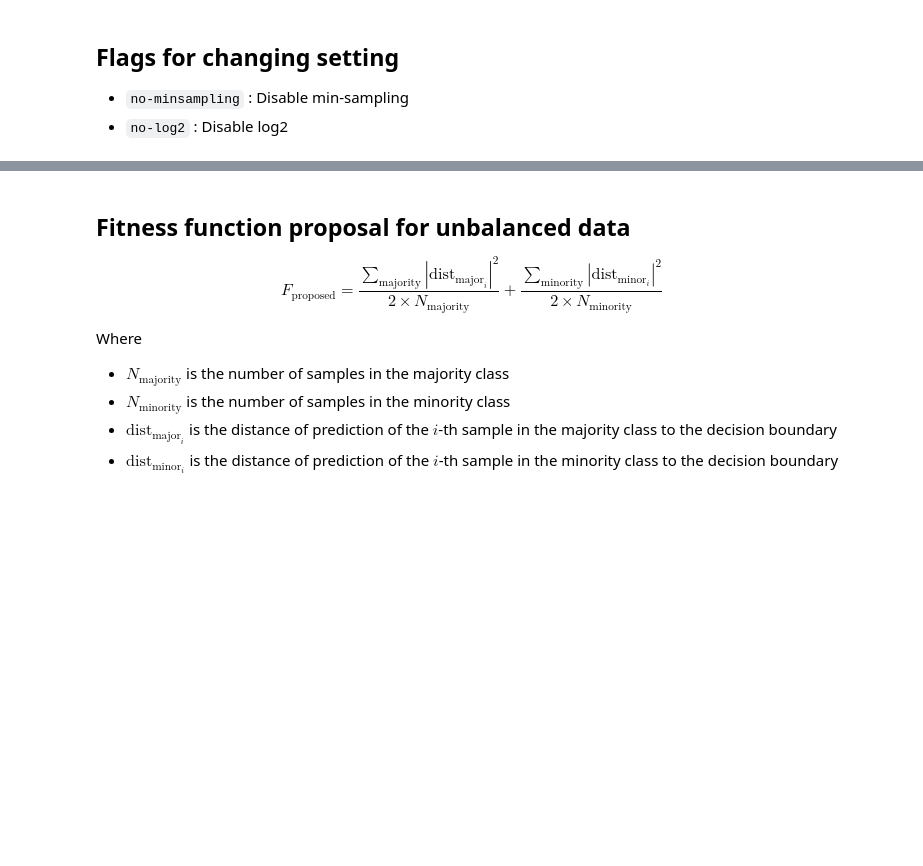
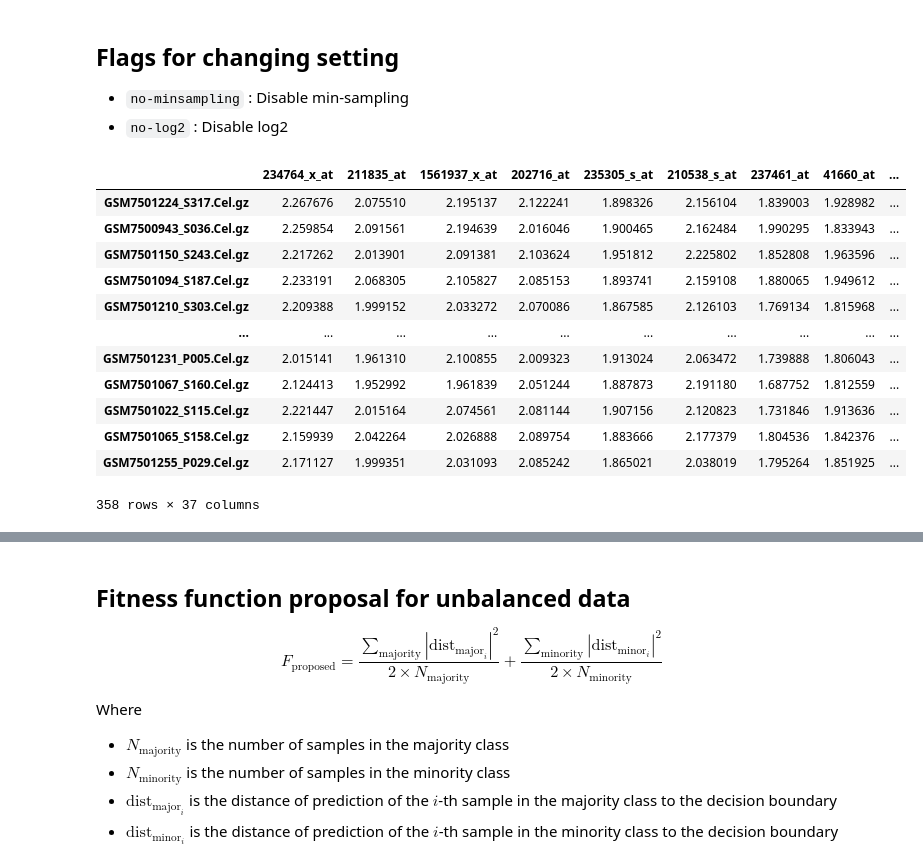
Before and after one commit to U-n-Own/computational-health-laboratory, a Jupyter notebook: source/genetic_feature_extraction.ipynb, the cells around one changed output, grey strips where cells are left out. Saved outputs shown, nothing was run; the diff lists cells and outputs as text; code cells hidden in the pictures; blank space fills up the shorter version.

```diff
--- a/source/genetic_feature_extraction.ipynb
+++ b/source/genetic_feature_extraction.ipynb
@@ -52,6 +52,7 @@ for index, row in gene_expression_data.iterrows():
 # %%
 NO_MINSAMPLING = False
 NO_LOG2 = False
+MIN = False
 # %%
 if NO_LOG2 == False:
     gene_expression_data = np.log2(gene_expression_data + 1)
@@ -71,19 +72,22 @@ state_1 = gene_expression_data[gene_expression_data['state'] == 1]
 state_0_count = state_0.shape[0]
 state_1_count = state_1.shape[0]
 
-# get the minimum number of rows
-min_count = min(state_0_count, state_1_count)
 
-# get the same number of rows for each state
-state_0 = state_0.sample(min_count)
-state_1 = state_1.sample(min_count)
+if MIN:
+    # get the minimum number of rows
+    min_count = min(state_0_count, state_1_count)
+
+    # get the same number of rows for each state
+    state_0 = state_0.sample(min_count)
+    state_1 = state_1.sample(min_count)
 
 # concatenate the two dataframes
 gene_expression_data = pd.concat([state_0, state_1])
 
 
 # shuffle rows of gene_expression_data
-gene_expression_data = shuffle(gene_expression_data)
+gene_expression_data = shuffle(gene_expression_data, random_state=90)
+
 
 #train_data.shape, test_data.shape # 50 - 14 - 14 split
 train_data = gene_expression_data.iloc[:50, :]
@@ -110,0 +117,25 @@ y_valid = valid_data['state']
+# %%
+gene_list = ["234764_x_at", "211835_at", "1561937_x_at", "202716_at",
+                  "235305_s_at", "210538_s_at", "237461_at", "41660_at", "217892_s_at",
+                  "225822_at", "57532_at", "213489_at", "222641_s_at", "205159_at",
+                  "209012_at", "220522_at", "223709_s_at", "36129_at",
+                  "201848_s_at", "212704_at", "213622_at", "232531_at",
+                  "205666_at", "210789_x_at", "217809_at", "225291_at",
+                  "226488_at", "231131_at", "238662_at", "226098_at", "202387_at",
+                  "228217_s_at", "225553_at", "223995_at", "202613_at", "203200_s_at"]
+# %%
+gene_expression_data[gene_list+['state']]
+# %% [output]
+|  | 234764_x_at | 211835_at | 1561937_x_at | 202716_at | 235305_s_at | 210538_s_at | 237461_at | 41660_at | ... |
+| GSM7501224_S317.Cel.gz | 2.267676 | 2.075510 | 2.195137 | 2.122241 | 1.898326 | 2.156104 | 1.839003 | 1.928982 | ... |
+| GSM7500943_S036.Cel.gz | 2.259854 | 2.091561 | 2.194639 | 2.016046 | 1.900465 | 2.162484 | 1.990295 | 1.833943 | ... |
+| GSM7501150_S243.Cel.gz | 2.217262 | 2.013901 | 2.091381 | 2.103624 | 1.951812 | 2.225802 | 1.852808 | 1.963596 | ... |
+| GSM7501094_S187.Cel.gz | 2.233191 | 2.068305 | 2.105827 | 2.085153 | 1.893741 | 2.159108 | 1.880065 | 1.949612 | ... |
+| GSM7501210_S303.Cel.gz | 2.209388 | 1.999152 | 2.033272 | 2.070086 | 1.867585 | 2.126103 | 1.769134 | 1.815968 | ... |
+| ... | ... | ... | ... | ... | ... | ... | ... | ... | ... |
+| GSM7501231_P005.Cel.gz | 2.015141 | 1.961310 | 2.100855 | 2.009323 | 1.913024 | 2.063472 | 1.739888 | 1.806043 | ... |
+| GSM7501067_S160.Cel.gz | 2.124413 | 1.952992 | 1.961839 | 2.051244 | 1.887873 | 2.191180 | 1.687752 | 1.812559 | ... |
+| GSM7501022_S115.Cel.gz | 2.221447 | 2.015164 | 2.074561 | 2.081144 | 1.907156 | 2.120823 | 1.731846 | 1.913636 | ... |
+| GSM7501065_S158.Cel.gz | 2.159939 | 2.042264 | 2.026888 | 2.089754 | 1.883666 | 2.177379 | 1.804536 | 1.842376 | ... |
+| GSM7501255_P029.Cel.gz | 2.171127 | 1.999351 | 2.031093 | 2.085242 | 1.865021 | 2.038019 | 1.795264 | 1.851925 | ... |
+358 rows × 37 columns
```
Also changed, not shown: parts of 8 cells of this notebook.
